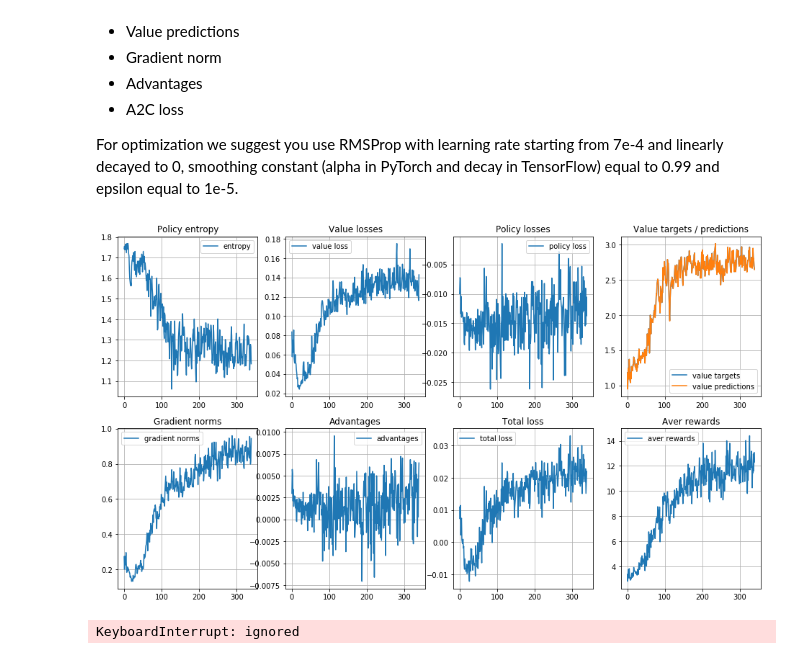
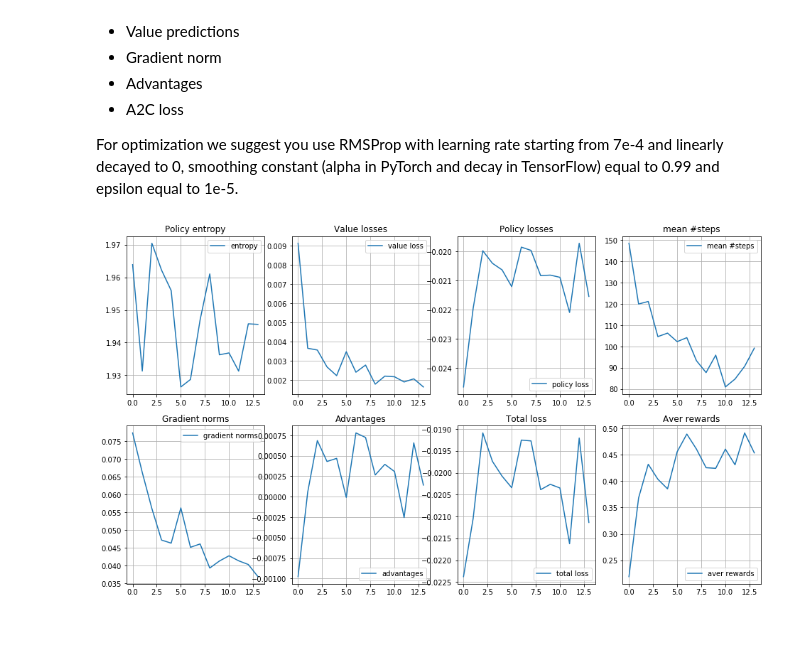
Before and after one commit to dmitrySorokin/a2c, a Jupyter notebook: a2c_cuda.ipynb, the cells around one changed output. Drawn from its saved outputs; the diff is of its cells as text; code cells hidden in the pictures; blank space fills up the shorter version.

```diff
--- a/a2c_cuda.ipynb
+++ b/a2c_cuda.ipynb
@@ -58 +65,5 @@ assert obs.shape == (8, 84, 84, 4), obs.shape
 assert obs.dtype == np.uint8
+# %%
+e = make_interf_env(0)
+s = e.reset()
+e.step(0)
@@ -170,21 +228,27 @@ tensors need to have the type determined by your deep learning framework.
 # %%
 import gym
 
-class Wrapper(gym.ObservationWrapper):
-    def __init(self, env):
+class ObserwationWrapper(gym.ObservationWrapper):
+    def __init__(self, env):
         super().__init__(env)
 
     def observation(self, state):
-        state = state.transpose(0, 3, 1, 2)
         return torch.tensor(state).float().to(DEVICE) / 255.0
 
+class Wrapper(gym.RewardWrapper):
+    def __init__(self, env):
+        super().__init__(env)
 
-env = Wrapper(env)
+    def reward(self, rew):
+      return
+
+
+env = ObserwationWrapper(env)
 s = env.reset()
 print(s.shape)
 #s = s.transpose(0, 3, 1, 2)
 #s = torch.tensor(s)
-model = AtariCNN(N_ACTIONS).to(DEVICE)
+model = AtariCNN(N_ACTIONS, OBS_SHAPE).to(DEVICE)
 logits, values = model(s)
 print(logits)
 print(values)
@@ -259,7 +323,7 @@ class Policy:
     #<Implement policy by calling model, sampling actions and computing their log probs>
     # Should return a dict containing keys ['actions', 'logits', 'log_probs', 'values'].
 # %%
-model = AtariCNN(N_ACTIONS).to(DEVICE)
+model = AtariCNN(N_ACTIONS, OBS_SHAPE).to(DEVICE)
 policy = Policy(model)
 s = env.reset()
 policy.act(s)
@@ -407,7 +474,7 @@ class MergeTimeBatch:
     trajectory['logits'] = torch.stack(trajectory['logits']).flatten(0, 1)
     trajectory['log_probs'] = torch.stack(trajectory['log_probs']).flatten(0, 1)
 # %%
-model = AtariCNN(N_ACTIONS).to(DEVICE)
+model = AtariCNN(N_ACTIONS, OBS_SHAPE).to(DEVICE)
 policy = Policy(model)
 runner = EnvRunner(env, policy, nsteps=5,
                    transforms=[ComputeValueTargets(policy),
@@ -508,7 +575,7 @@ import numpy as np
 
 
 
-agent = AtariCNN(N_ACTIONS).to(DEVICE)
+agent = AtariCNN(N_ACTIONS, OBS_SHAPE).to(DEVICE)
 opt = torch.optim.RMSprop(agent.parameters(), lr=7e-4, alpha=0.99, eps=1e-5)
 policy = Policy(agent)
 a2c = A2C(policy, opt)
@@ -543,6 +610,9 @@ mean_rewards = []
 rewards = np.zeros(N_ENVS, dtype=float)
 dones = np.zeros(N_ENVS, dtype=float)
 
+mean_steps = []
+steps = np.zeros(N_ENVS, dtype=float)
+
 
 for i in trange(0, int(1e7), 40):
     trajectory = runner.get_next()
@@ -551,6 +621,7 @@ for i in trange(0, int(1e7), 40):
     for batch_rewards, batch_dones in zip(trajectory['rewards'], trajectory['resets']):
         rewards += batch_rewards
         dones += batch_dones
+        steps += 1
 
     entropis.append(a2c.entropy)
     vlosses.append(a2c.vloss)
@@ -593,10 +664,17 @@ for i in trange(0, int(1e7), 40):
         plt.grid()
         plt.legend()
 
+        #plt.subplot(2, 4, 4)
+        #plt.plot(mean_vtargets, label='value targets')
+        #plt.plot(mean_vpredictions, label='value predictions')
+        #plt.title("Value targets / predictions")
+        #plt.grid()
+        #plt.legend()
+
         plt.subplot(2, 4, 4)
-        plt.plot(mean_vtargets, label='value targets')
-        plt.plot(mean_vpredictions, label='value predictions')
-        plt.title("Value targets / predictions")
+        mean_steps.append(np.mean(steps / dones))
+        plt.plot(mean_steps, label='mean #steps')
+        plt.title('mean #steps')
         plt.grid()
         plt.legend()
 
@@ -611,35 +689,35 @@ for i in trange(0, int(1e7), 40):
         plt.title("Advantages")
         plt.grid()
         plt.legend()
 
         plt.subplot(2, 4, 7)
         plt.plot(mean_a2c_losses, label='total loss')
         plt.title("Total loss")
         plt.grid()
         plt.legend()
 
         plt.subplot(2, 4, 8)
         mean_rewards.append(np.sum(rewards) / np.sum(dones))
         plt.plot(mean_rewards, label='aver rewards')
         plt.title("Aver rewards")
         plt.grid()
         plt.legend()
 
         plt.show()
 
         entropis = []
         vlosses = []
         plosses = []
         vtargets = []
         vpredictions = []
         grad_norms = []
         advantages = []
         a2c_losses = []
         rewards = np.zeros(N_ENVS, dtype=float)
         dones = np.zeros(N_ENVS, dtype=float)
+        steps = np.zeros(N_ENVS, dtype=float)
 # %% [output]
-[figure, old version]
+[figure, new version]
-KeyboardInterrupt: ignored
 # %%
 from google.colab import drive
 drive.mount('/content/drive/')
```
Also changed, not shown: parts of 13 cells of this notebook.
